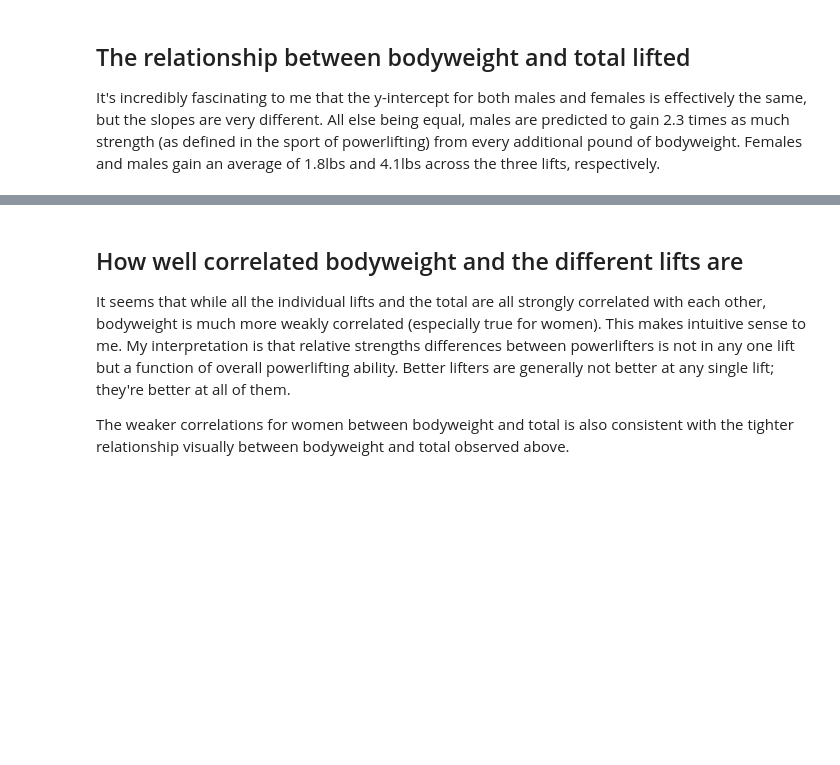
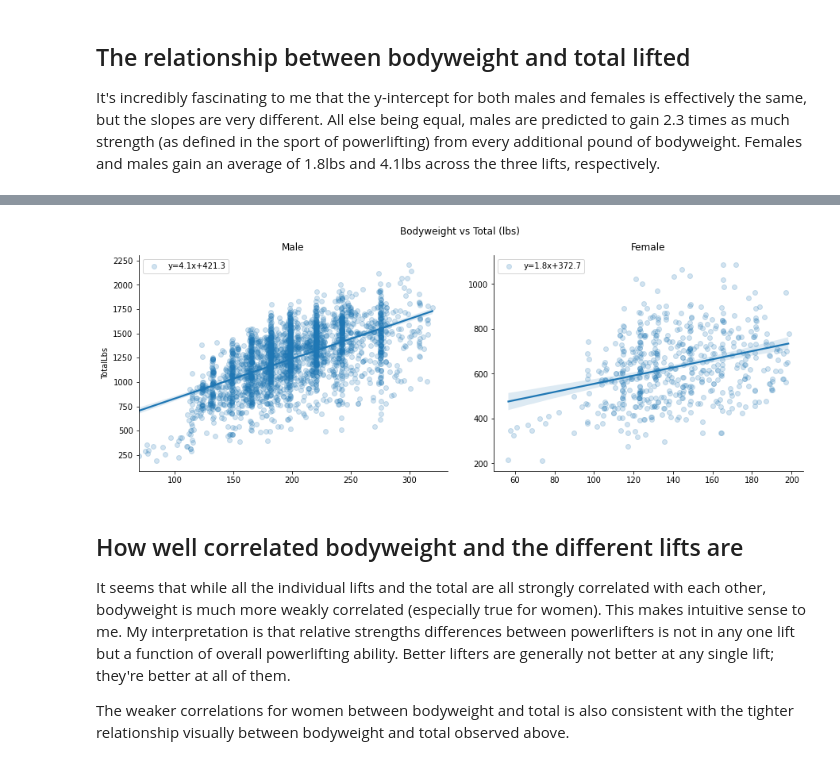
Before and after one commit to inunoriginal1/OpenPowerlifting, a Jupyter notebook: main.ipynb, the cells around one changed output, grey strips where cells are left out. Saved outputs shown, nothing was run; the diff lists cells and outputs as text; code cells hidden in the pictures; blank space fills up the shorter version.

Commit message:
One more graph.

```diff
--- a/main.ipynb
+++ b/main.ipynb
@@ -766,4 +766,25 @@ plt.savefig('Graphs/f_bodyweight_vs_total.png')
 <Figure size 432x288 with 0 Axes>
+# %%
+# Plotting bodyweight vs total of male and female lifters.
+fig, ax = plt.subplots(1, 2, figsize=(15, 5))
+
+fig.suptitle('Bodyweight vs Total (lbs)')
+plt.subplots_adjust(wspace=.15)
+
+sns.regplot(y='TotalLbs', x='BodyweightLbs', data=ok[ok.Sex == 'M'], x_jitter=.5, scatter_kws={'alpha':.2}, label='y={0:.1f}x+{1:.1f}'.format(slope_m, intercept_m), ax=ax[0]).set(title='Male')
+ax[0].legend(loc='best')
+ax[0].xaxis.label.set_visible(False)
+sns.despine()
+
+sns.regplot(y='TotalLbs', x='BodyweightLbs', data=ok[ok.Sex == 'F'], x_jitter=.5, scatter_kws={'alpha':.2}, label='y={0:.1f}x+{1:.1f}'.format(slope_f, intercept_f), ax=ax[1]).set(title='Female')
+ax[1].legend(loc='best')
+ax[1].xaxis.label.set_visible(False)
+ax[1].yaxis.label.set_visible(False)
+sns.despine()
+
+plt.savefig('Graphs/mf_bodyweight_vs_total.png')
+# %% [output]
+[figure, added]
 # %% [markdown]
 ## How well correlated bodyweight and the different lifts are
 
```
Also changed, not shown: parts of 6 cells of this notebook, 2 other files.
